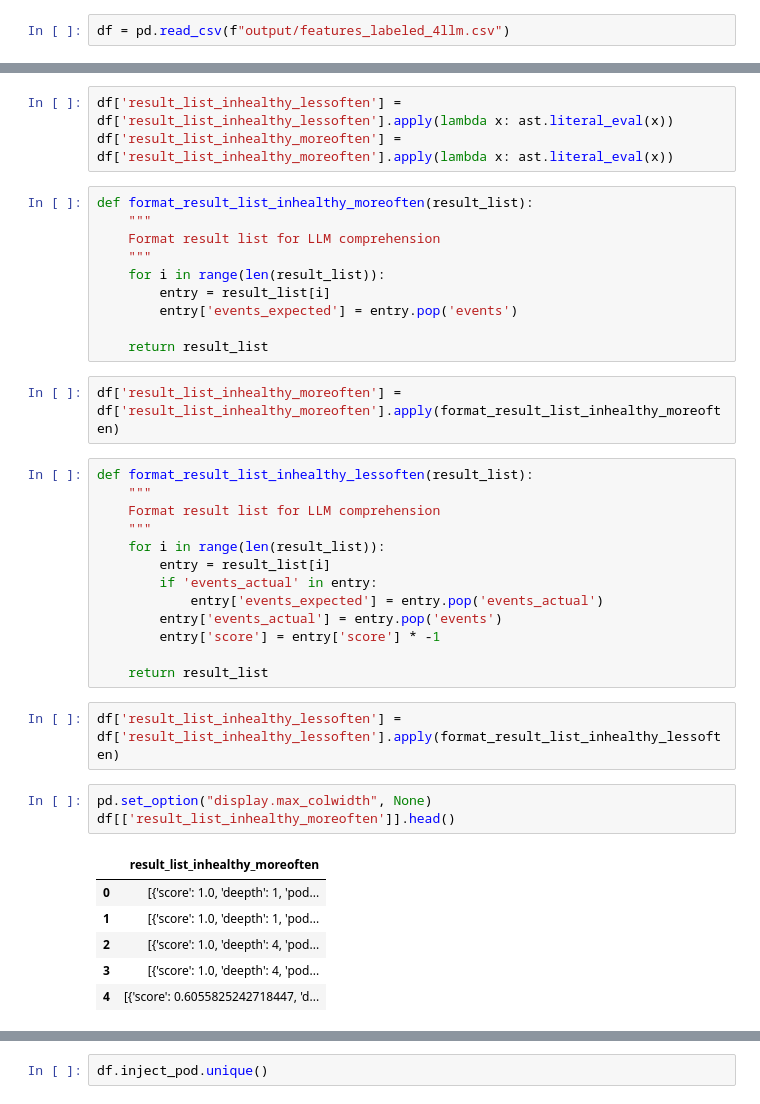
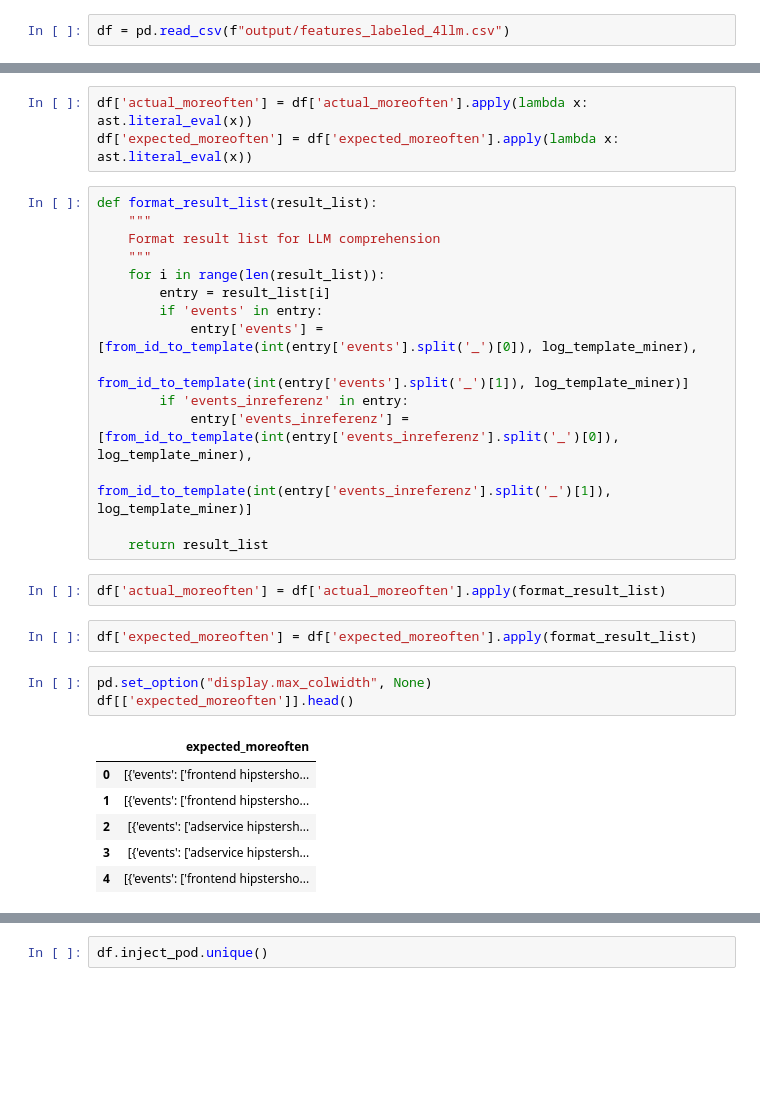
Before and after one commit to virsel/data_prep2, a Jupyter notebook: features4llm_step2.ipynb, the cells around one changed output, grey strips where cells are left out. Cells and saved outputs as stored; diff of their text form; blank space fills up the shorter version.

```diff
--- a/features4llm_step2.ipynb
+++ b/features4llm_step2.ipynb
@@ -19,43 +21,35 @@ df.head()
 # %%
-df['result_list_inhealthy_lessoften'] = df['result_list_inhealthy_lessoften'].apply(lambda x: ast.literal_eval(x))
-df['result_list_inhealthy_moreoften'] = df['result_list_inhealthy_moreoften'].apply(lambda x: ast.literal_eval(x))
+df['actual_moreoften'] = df['actual_moreoften'].apply(lambda x: ast.literal_eval(x))
+df['expected_moreoften'] = df['expected_moreoften'].apply(lambda x: ast.literal_eval(x))
 # %%
-def format_result_list_inhealthy_moreoften(result_list):
+def format_result_list(result_list):
     """
     Format result list for LLM comprehension
     """
     for i in range(len(result_list)):
         entry = result_list[i]
-        entry['events_expected'] = entry.pop('events')
+        if 'events' in entry:
+            entry['events'] = [from_id_to_template(int(entry['events'].split('_')[0]), log_template_miner),
+                                      from_id_to_template(int(entry['events'].split('_')[1]), log_template_miner)]
+        if 'events_inreferenz' in entry:
+            entry['events_inreferenz'] = [from_id_to_template(int(entry['events_inreferenz'].split('_')[0]), log_template_miner),
+                                      from_id_to_template(int(entry['events_inreferenz'].split('_')[1]), log_template_miner)]
 
     return result_list
 # %%
-df['result_list_inhealthy_moreoften'] = df['result_list_inhealthy_moreoften'].apply(format_result_list_inhealthy_moreoften)
+df['actual_moreoften'] = df['actual_moreoften'].apply(format_result_list)
-# %%
-def format_result_list_inhealthy_lessoften(result_list):
-    """
-    Format result list for LLM comprehension
-    """
-    for i in range(len(result_list)):
-        entry = result_list[i]
-        if 'events_actual' in entry:
-            entry['events_expected'] = entry.pop('events_actual')
-        entry['events_actual'] = entry.pop('events')
-        entry['score'] = entry['score'] * -1
-
-    return result_list
 # %%
-df['result_list_inhealthy_lessoften'] = df['result_list_inhealthy_lessoften'].apply(format_result_list_inhealthy_lessoften)
+df['expected_moreoften'] = df['expected_moreoften'].apply(format_result_list)
 # %%
 pd.set_option("display.max_colwidth", None)
-df[['result_list_inhealthy_moreoften']].head()
+df[['expected_moreoften']].head()
 # %% [output]
-|  | result_list_inhealthy_moreoften |
-| 0 | [{'score': 1.0, 'deepth': 1, 'pod... |
-| 1 | [{'score': 1.0, 'deepth': 1, 'pod... |
-| 2 | [{'score': 1.0, 'deepth': 4, 'pod... |
-| 3 | [{'score': 1.0, 'deepth': 4, 'pod... |
-| 4 | [{'score': 0.6055825242718447, 'd... |
+|  | expected_moreoften |
+| 0 | [{'events': ['frontend hipstersho... |
+| 1 | [{'events': ['frontend hipstersho... |
+| 2 | [{'events': ['adservice hipstersh... |
+| 3 | [{'events': ['adservice hipstersh... |
+| 4 | [{'events': ['frontend hipstersho... |
 # %%
 df.columns
 # %% [output]
```
Also changed, not shown: parts of 3 cells of this notebook, 13 other files.
